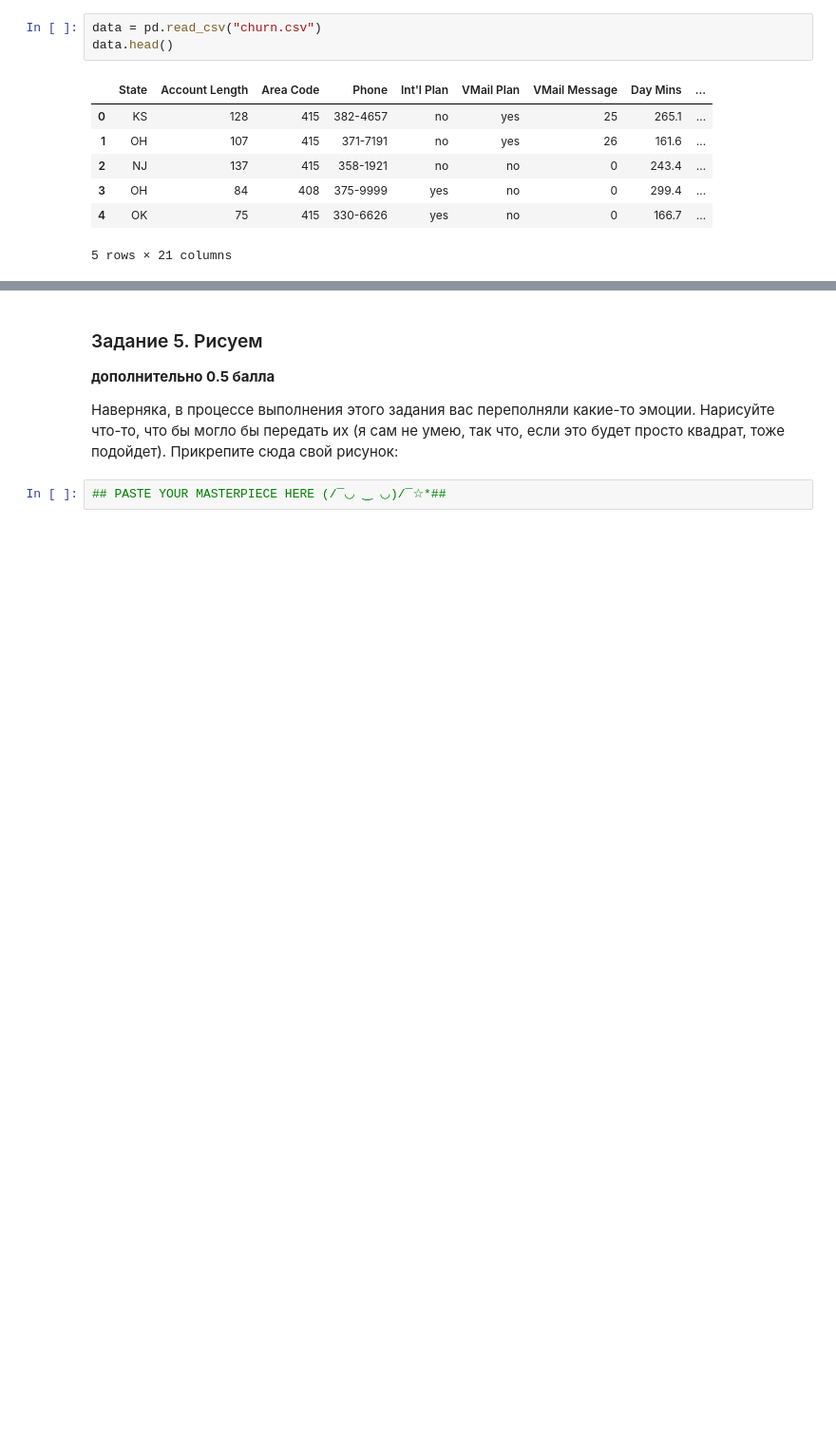
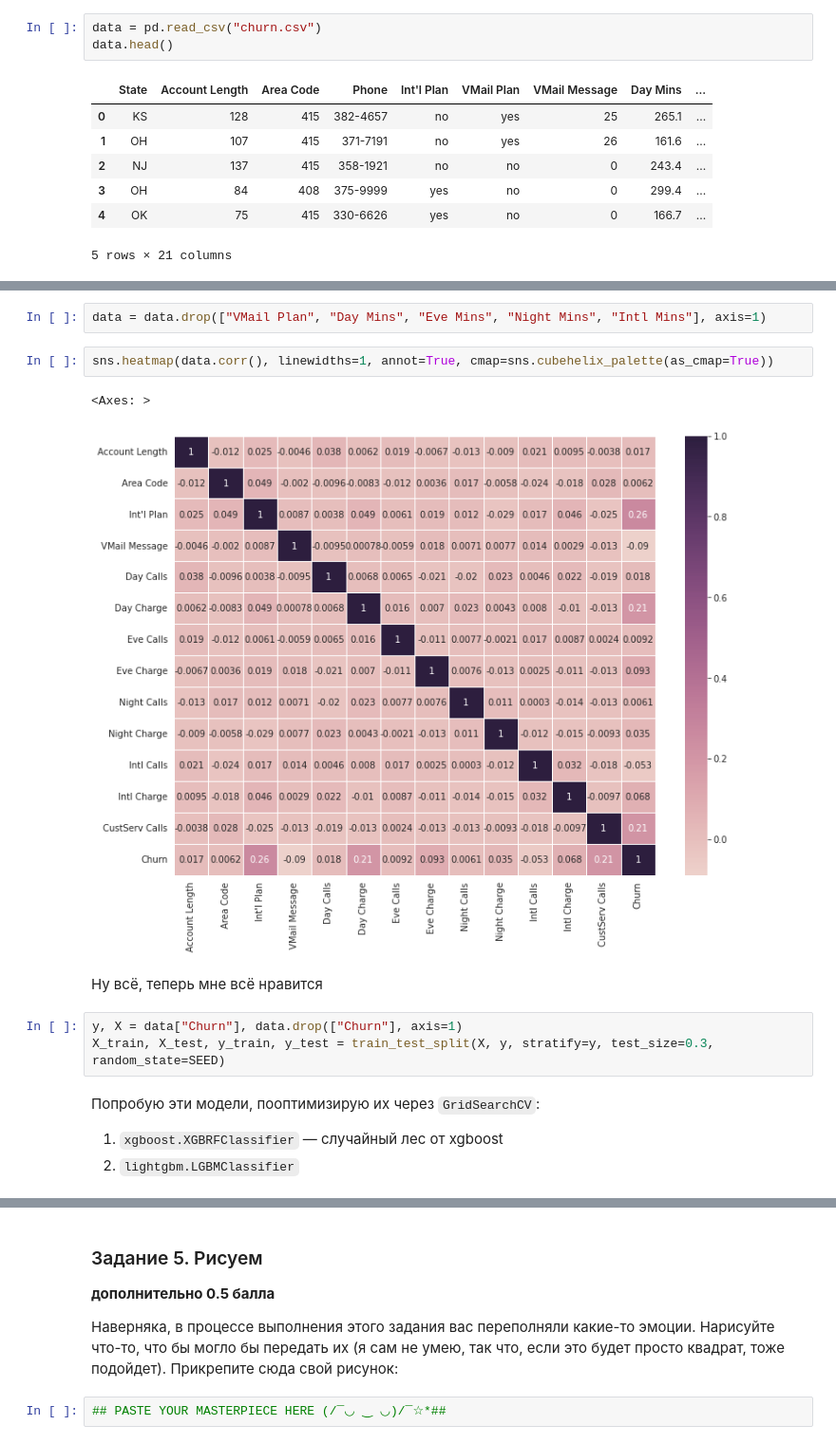
Before and after one commit to Golofeevad/BI_ML_2023, a Jupyter notebook: code/Ensembles.ipynb, the cells around one changed output, grey strips where cells are left out. Shown at 95% size. Drawn from its saved outputs; the diff is of its cells as text; blank space fills up the shorter version.

```diff
--- a/code/Ensembles.ipynb
+++ b/code/Ensembles.ipynb
@@ -430,0 +617,17 @@ data.head()
+# %%
+data = data.drop(["VMail Plan", "Day Mins", "Eve Mins", "Night Mins", "Intl Mins"], axis=1)
+# %%
+sns.heatmap(data.corr(), linewidths=1, annot=True, cmap=sns.cubehelix_palette(as_cmap=True))
+# %% [output]
+<Axes: >
+[figure, added]
+# %% [markdown]
+Ну всё, теперь мне всё нравится
+# %%
+y, X = data["Churn"], data.drop(["Churn"], axis=1)
+X_train, X_test, y_train, y_test = train_test_split(X, y, stratify=y, test_size=0.3, random_state=SEED)
+# %% [markdown]
+Попробую эти модели, пооптимизирую их через `GridSearchCV`:
+
+1. `xgboost.XGBRFClassifier` &mdash; случайный лес от xgboost
+2. `lightgbm.LGBMClassifier`
```
Also changed, not shown: parts of 32 cells of this notebook, 2 other files.
